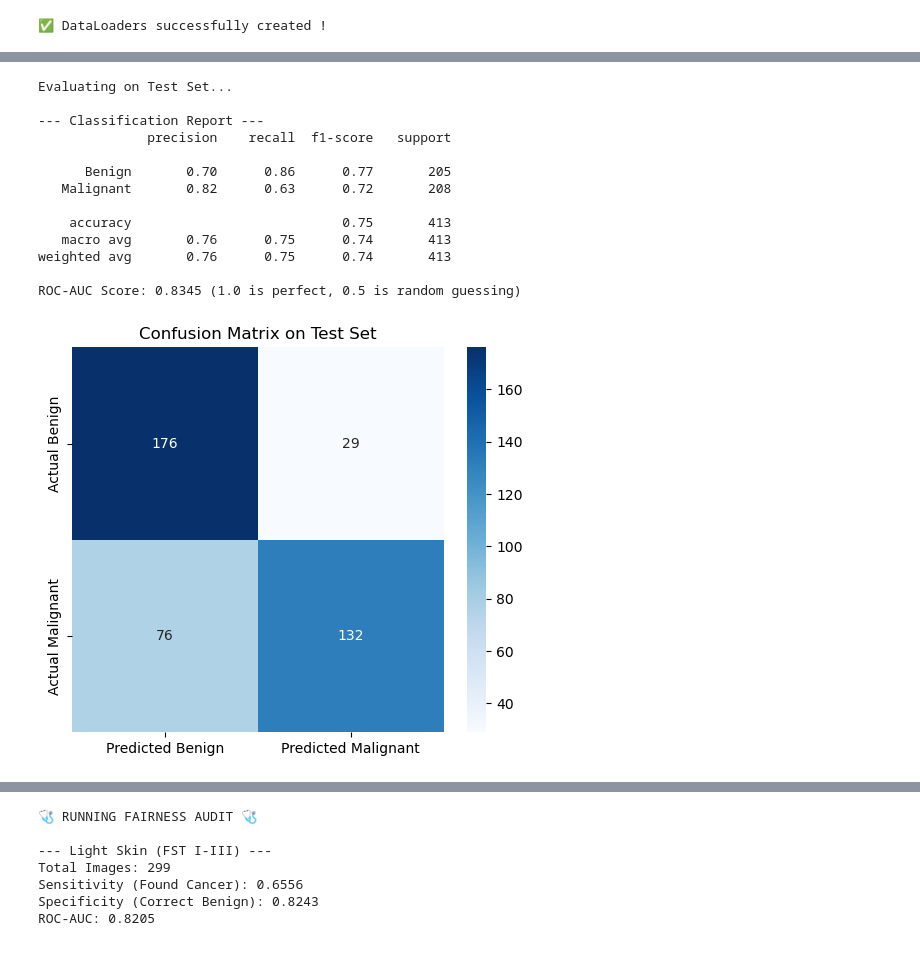
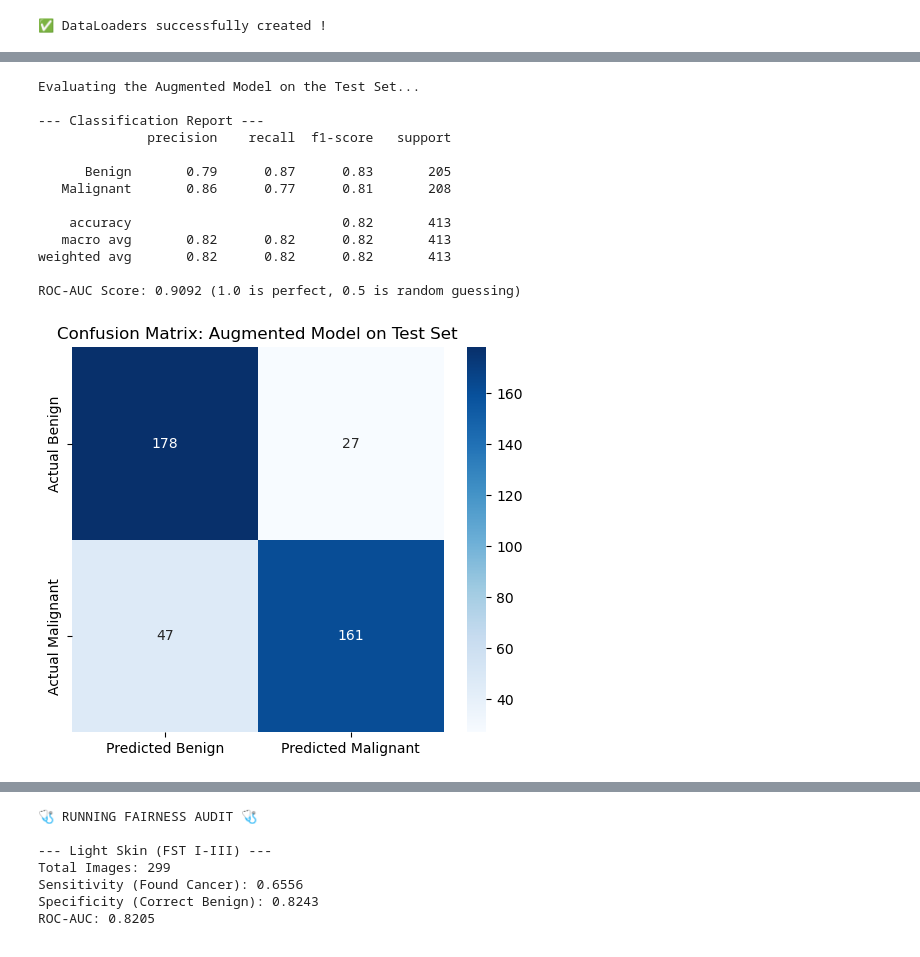
Before and after one commit to Kryx13/BIO_52101_EP_imagerie_biologique, a Jupyter notebook: Dataset_processing.ipynb, the cells around one changed output, grey strips where cells are left out. Cells and saved outputs as stored; diff of their text form; code cells hidden in the pictures.

```diff
--- a/Dataset_processing.ipynb
+++ b/Dataset_processing.ipynb
@@ -398,0 +340,30 @@ Training complete.
+# %%
+device = torch.device("cuda" if torch.cuda.is_available() else "cpu")
+criterion = nn.BCEWithLogitsLoss()
+EPOCHS = 15
+
+# We need a separate DataLoader for the "No Augmentation" baseline
+train_dataset_no_aug = FitzpatrickBinaryDataset(train_df, transform=val_transforms)
+train_loader_no_aug = DataLoader(train_dataset_no_aug, batch_size=32, sampler=sampler, num_workers=0)
+
+# --- EXPERIMENT A: NO AUGMENTATION ---
+print("🚀 STARTING EXPERIMENT A: NO AUGMENTATION")
+model_no_aug = models.resnet50(weights=models.ResNet50_Weights.DEFAULT)
+model_no_aug.fc = nn.Linear(model_no_aug.fc.in_features, 1)
+model_no_aug = model_no_aug.to(device)
+optimizer_no_aug = torch.optim.Adam(model_no_aug.parameters(), lr=1e-4)
+
+model_no_aug, history_no_aug = train_model(
+    model_no_aug, train_loader_no_aug, val_loader, criterion, optimizer_no_aug, device, EPOCHS, 'model_baseline.pth'
+)
+
+# --- EXPERIMENT B: WITH AUGMENTATION ---
+print("\n🚀 STARTING EXPERIMENT B: WITH AUGMENTATION")
+model_aug = models.resnet50(weights=models.ResNet50_Weights.DEFAULT)
+model_aug.fc = nn.Linear(model_aug.fc.in_features, 1)
+model_aug = model_aug.to(device)
+optimizer_aug = torch.optim.Adam(model_aug.parameters(), lr=1e-4)
+
+model_aug, history_aug = train_model(
+    model_aug, train_loader, val_loader, criterion, optimizer_aug, device, EPOCHS, 'model_augmented.pth'
+)
@@ -399,12 +448,12 @@ Training complete.
 # %%
-# 1. Put model in evaluation mode
-model.eval()
+# 1. Put the AUGMENTED model in evaluation mode
+model_aug.eval()
 
 all_preds = []
 all_probs = []
 all_labels = []
 
-print("Evaluating on Test Set...")
+print("Evaluating the Augmented Model on the Test Set...")
 
 # 2. Run inference on Test Set
 with torch.no_grad():
@@ -412,7 +461,8 @@ with torch.no_grad():
         inputs = inputs.to(device)
         labels = labels.float().unsqueeze(1).to(device)
 
-        outputs = model(inputs)
+        # Make sure to use model_aug here!
+        outputs = model_aug(inputs)
         probs = torch.sigmoid(outputs) # Get probabilities [0.0 to 1.0]
         preds = (probs > 0.5).float()  # Get binary class (0 or 1)
 
@@ -422,41 +472,39 @@ with torch.no_grad():
 
 # Convert to 1D numpy arrays for Scikit-Learn
 all_labels = np.array(all_labels).flatten()
 all_preds = np.array(all_preds).flatten()
 all_probs = np.array(all_probs).flatten()
 
 # --- 3. METRICS COMPUTATION ---
-
-# Classification Report (Precision, Recall, F1-Score)
 print("\n--- Classification Report ---")
 # 0 = Benign, 1 = Malignant
 print(classification_report(all_labels, all_preds, target_names=['Benign', 'Malignant']))
 
 # ROC-AUC Score (Global performance metric)
 auc = roc_auc_score(all_labels, all_probs)
 print(f"ROC-AUC Score: {auc:.4f} (1.0 is perfect, 0.5 is random guessing)")
 
 # --- 4. CONFUSION MATRIX VISUALIZATION ---
 cm = confusion_matrix(all_labels, all_preds)
 
 plt.figure(figsize=(6, 5))
 sns.heatmap(cm, annot=True, fmt='d', cmap='Blues',
             xticklabels=['Predicted Benign', 'Predicted Malignant'],
             yticklabels=['Actual Benign', 'Actual Malignant'])
-plt.title('Confusion Matrix on Test Set')
+plt.title('Confusion Matrix: Augmented Model on Test Set')
 plt.show()
 # %% [output]
-Evaluating on Test Set...
+Evaluating the Augmented Model on the Test Set...
 
 --- Classification Report ---
               precision    recall  f1-score   support
 
-      Benign       0.70      0.86      0.77       205
-   Malignant       0.82      0.63      0.72       208
+      Benign       0.79      0.87      0.83       205
+   Malignant       0.86      0.77      0.81       208
 
-    accuracy                           0.75       413
-   macro avg       0.76      0.75      0.74       413
-weighted avg       0.76      0.75      0.74       413
+    accuracy                           0.82       413
+   macro avg       0.82      0.82      0.82       413
+weighted avg       0.82      0.82      0.82       413
 
-ROC-AUC Score: 0.8345 (1.0 is perfect, 0.5 is random guessing)
+ROC-AUC Score: 0.9092 (1.0 is perfect, 0.5 is random guessing)
-[figure, old version]
+[figure, new version]
```
Also changed, not shown: parts of 13 cells of this notebook.
